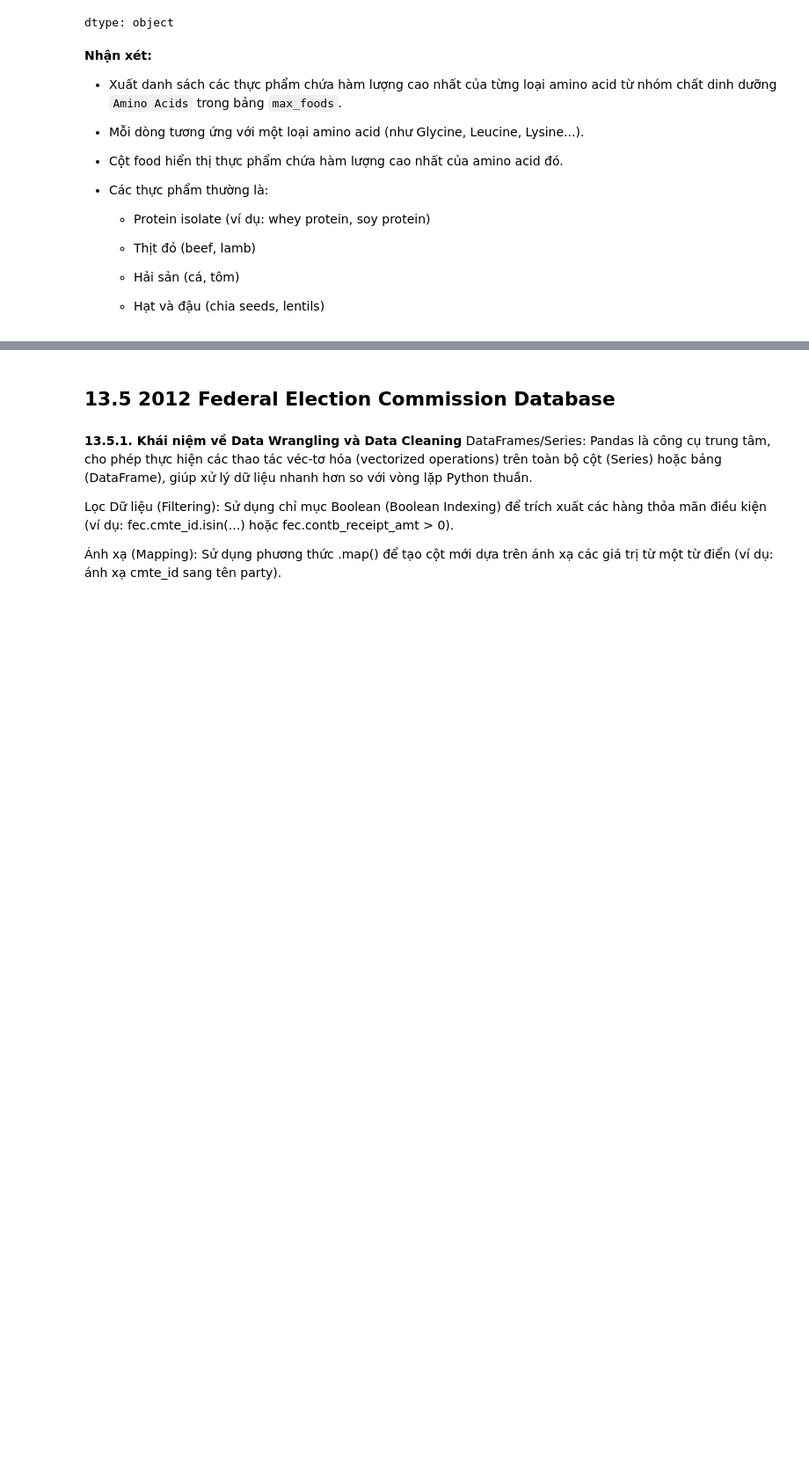
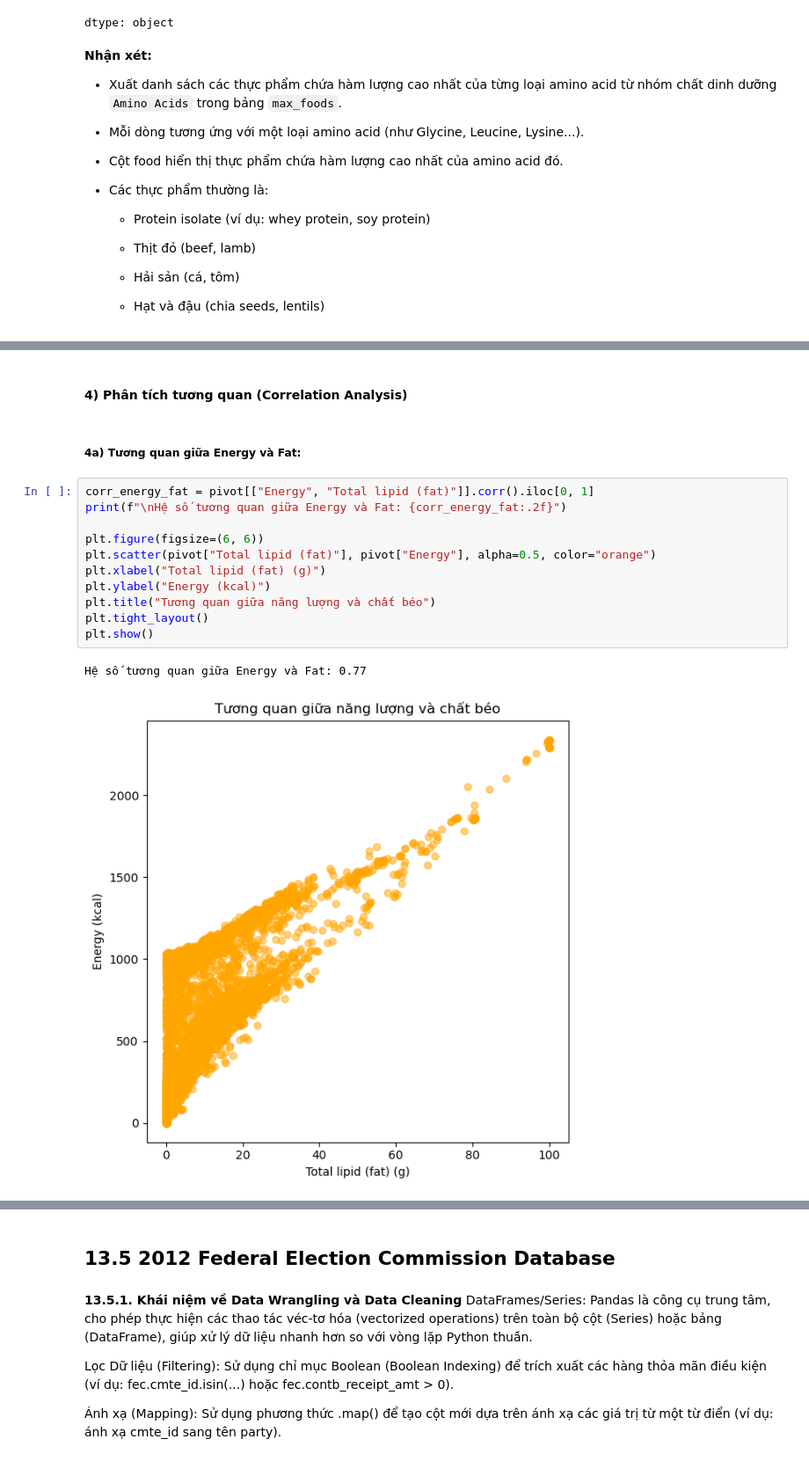
Before and after one commit to nguyenmaivy/DataAnalysis-PTDL, a Jupyter notebook: Lab2_DataAnalytics_NguyenHoangMaiVy_3122410490/ch13.ipynb, the cells around one changed output, grey strips where cells are left out. Shown at 88% size. Cells and saved outputs as stored; diff of their text form; blank space fills up the shorter version.

```diff
--- a/Lab2_DataAnalytics_NguyenHoangMaiVy_3122410490/ch13.ipynb
+++ b/Lab2_DataAnalytics_NguyenHoangMaiVy_3122410490/ch13.ipynb
@@ -2015,0 +2246,18 @@ dtype: object
+# %% [markdown]
+#### 4) Phân tích tương quan (Correlation Analysis)
+# %% [markdown]
+##### 4a) Tương quan giữa Energy và Fat:
+# %%
+corr_energy_fat = pivot[["Energy", "Total lipid (fat)"]].corr().iloc[0, 1]
+print(f"\nHệ số tương quan giữa Energy và Fat: {corr_energy_fat:.2f}")
+
+plt.figure(figsize=(6, 6))
+plt.scatter(pivot["Total lipid (fat)"], pivot["Energy"], alpha=0.5, color="orange")
+plt.xlabel("Total lipid (fat) (g)")
+plt.ylabel("Energy (kcal)")
+plt.title("Tương quan giữa năng lượng và chất béo")
+plt.tight_layout()
+plt.show()
+# %% [output]
+Hệ số tương quan giữa Energy và Fat: 0.77
+[figure, added]
```
Also changed, not shown: parts of 39 cells of this notebook.
